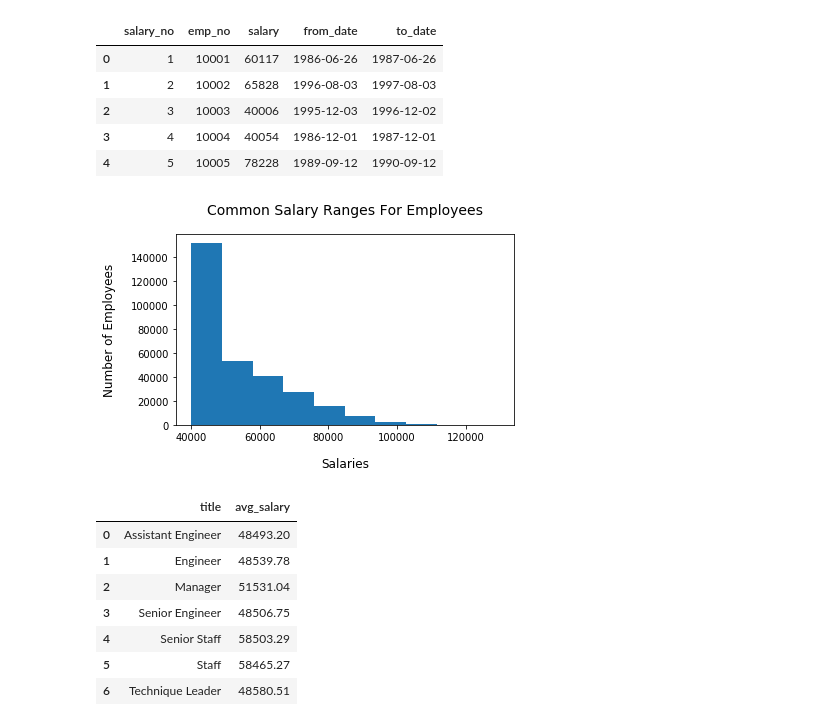
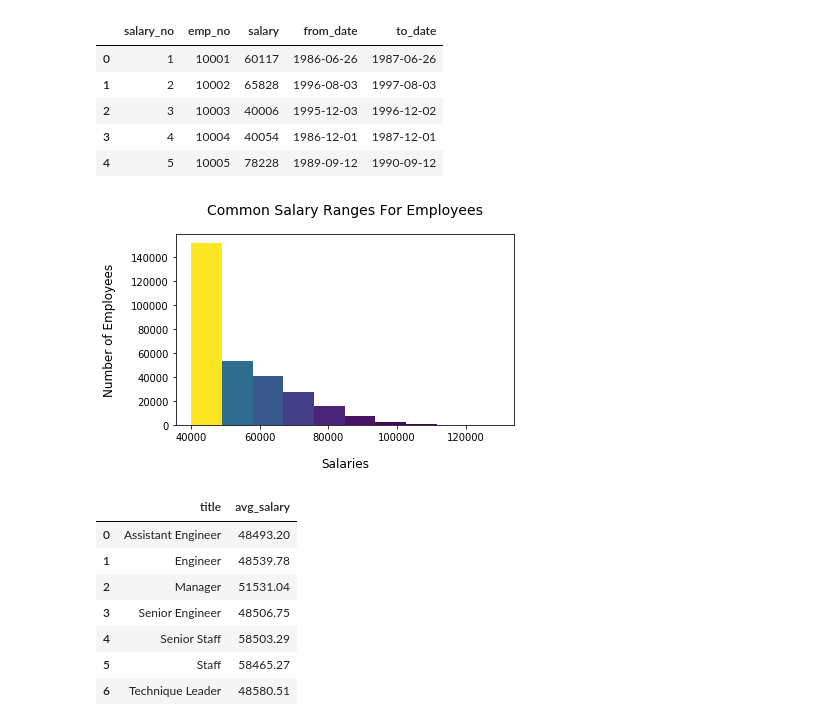
Before and after one commit to anulkar/sql-challenge, a Jupyter notebook: EmployeeSQL/employee_db_analysis.ipynb, the cells around one changed output. Drawn from its saved outputs; the diff is of its cells as text; code cells hidden in the pictures.

```diff
--- a/EmployeeSQL/employee_db_analysis.ipynb
+++ b/EmployeeSQL/employee_db_analysis.ipynb
@@ -15,7 +16,7 @@ engine = create_engine(connection_string)
 conn = engine.connect()
 # %%
 # Setup a SQL query string to get all employee salaries from the salary table
-avg_salaries = "SELECT * FROM salaries"
+all_salaries = "SELECT * FROM salaries"
 
 # Run the query and read it into a DataFrame
 salary_data = pd.read_sql(all_salaries, conn)
@@ -27,30 +28,37 @@ salary_data.head()
 | 2 | 3 | 10003 | 40006 | 1995-12-03 | 1996-12-02 |
 | 3 | 4 | 10004 | 40054 | 1986-12-01 | 1987-12-01 |
 | 4 | 5 | 10005 | 78228 | 1989-09-12 | 1990-09-12 |
-# %%
-# Create a histogram to visualize the most common salary ranges for employees.
-
-number_of_salaries = salary_data['salary'].count()
-number_of_salaries
-
-range_of_salaries = salary_data['salary'].max() - salary_data['salary'].min()
-range_of_salaries
-
-num_of_intervals = math.sqrt(number_of_salaries)
-num_of_intervals
-
-width_of_intervals = range_of_salaries / num_of_intervals
-width_of_intervals
-
-plt.hist(salary_data['salary'], bins=10)
-plt.title('Common Salary Ranges For Employees', fontsize=14, pad=20)
-plt.xlabel('Salaries', fontsize=12, labelpad=15)
-plt.ylabel('Number of Employees', fontsize=12, labelpad=15)
-plt.tight_layout()
-plt.savefig('images/Most_Common_Salary_Ranges.png', dpi=200)
-plt.show()
-# %% [output]
-[figure, removed]
+# %%
+# Create a histogram to visualize the most common salary ranges for employees.
+
+fig, ax = plt.subplots(tight_layout=True)
+
+# The histogram method returns a patches object.
+# This gives us access to the properties of the objects drawn.
+# Using this, we will change the color of each bar on the histogram based on its y value.
+
+# N is the count in each bin, bins is the lower-limit of the bin
+N, bins, patches = ax.hist(salary_data['salary'], bins=10)
+
+# Color code by height
+fracs = N / N.max()
+
+# Normalize the data to 0..1 for the full range of the colormap
+norm = colors.Normalize(fracs.min(), fracs.max())
+
+# Loop through our objects and set the color of each accordingly
+for thisfrac, thispatch in zip(fracs, patches):
+    color = plt.cm.viridis(norm(thisfrac))
+    thispatch.set_facecolor(color)
+
+# Set the title and labels for the histogram and save to a PNG file
+ax.set_title('Common Salary Ranges For Employees', fontsize=14, pad=20)
+ax.set_xlabel('Salaries', fontsize=12, labelpad=15)
+ax.set_ylabel('Number of Employees', fontsize=12, labelpad=15)
+plt.savefig('images/Most_Common_Salary_Ranges.png', dpi=200)
+plt.show()
+# %% [output]
+[figure, added]
 # %%
 # Setup a SQL query string to get the average salaries of employees by title
 avg_salaries_title = "SELECT t.title, ROUND(AVG(s.salary), 2) AS avg_salary FROM titles AS t JOIN salaries AS s ON t.emp_no = s.emp_no GROUP BY t.title"
```
Also changed, not shown: parts of 2 cells of this notebook.
